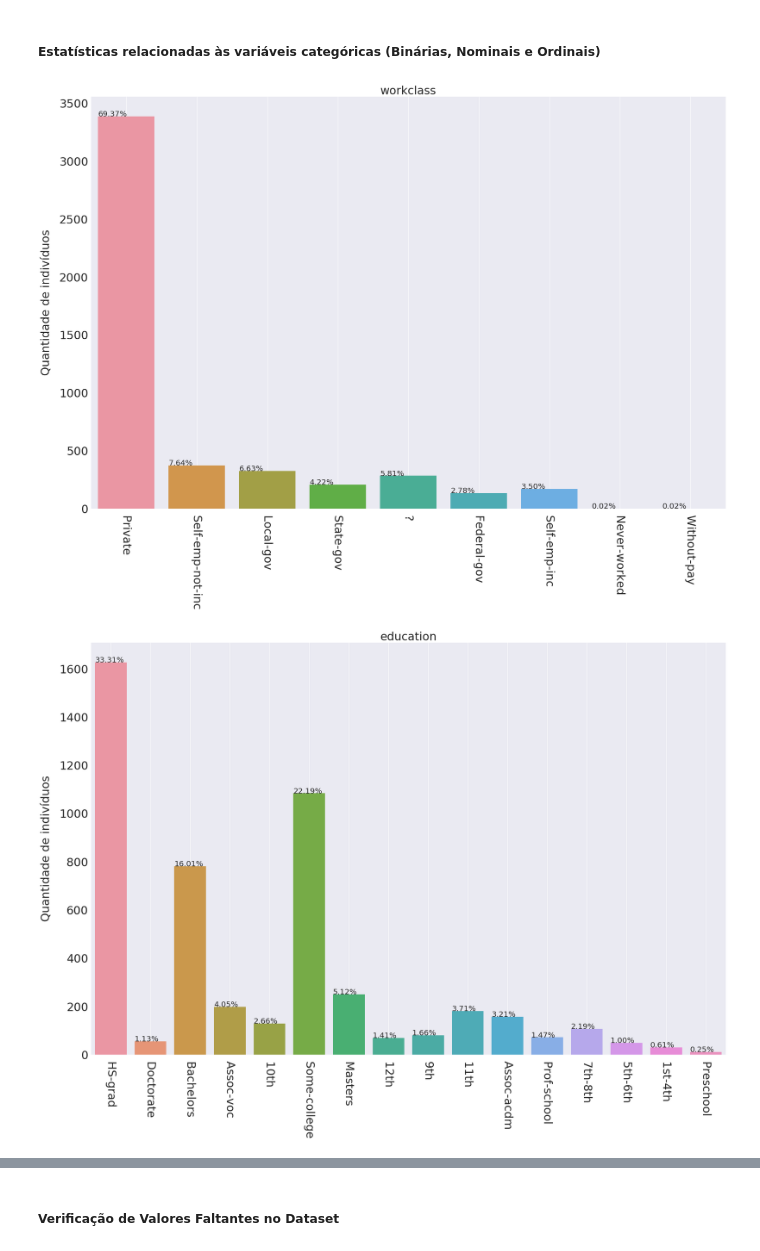
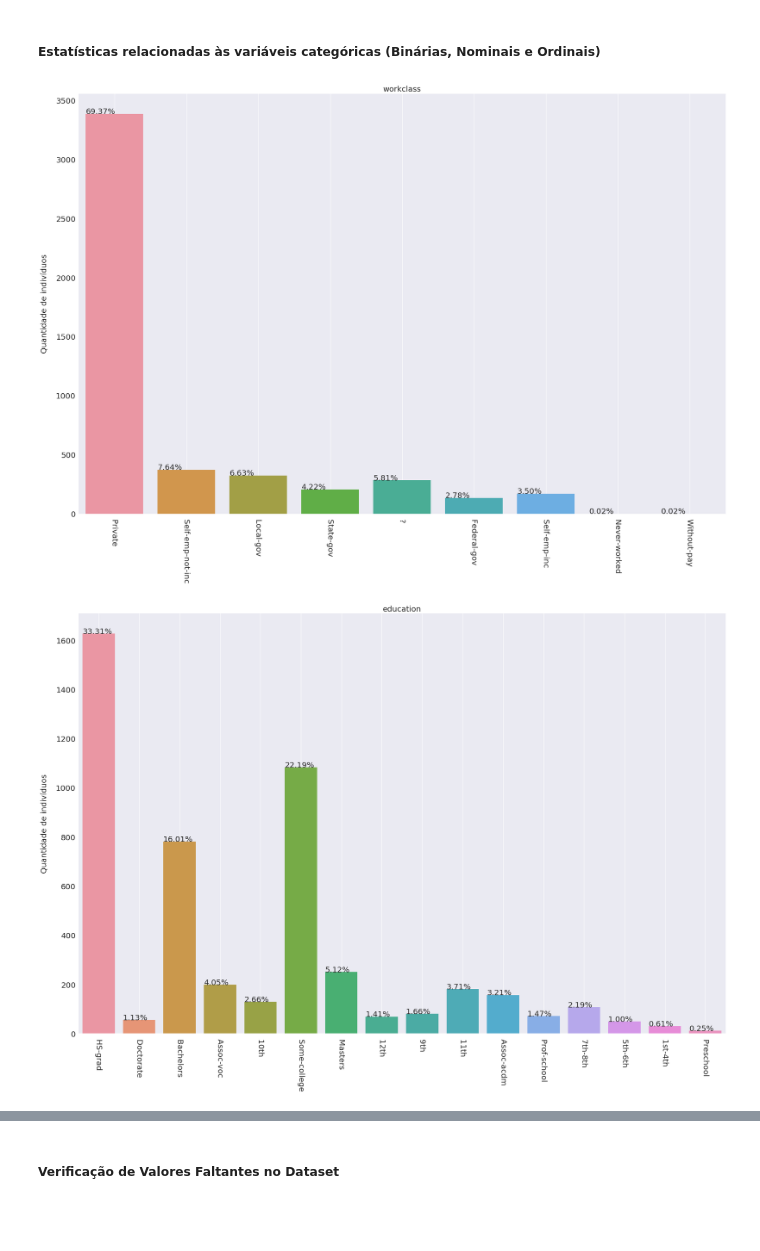
Before and after one commit to gustavo-mn/adult-dataset, a Jupyter notebook: Visualizacao-tratamento-dados.ipynb, the cells around one changed output, grey strips where cells are left out. Saved outputs shown, nothing was run; the diff lists cells and outputs as text; code cells hidden in the pictures; blank space fills up the shorter version.

```diff
--- a/Visualizacao-tratamento-dados.ipynb
+++ b/Visualizacao-tratamento-dados.ipynb
@@ -251,37 +251,38 @@ plt.show()
 sns.set(style="darkgrid")
 
 path_arquivos = 'Graficos/'
 
 for feature in list(data.select_dtypes(include=['object']).columns):
     # Configuração dos plots
-    plt.figure(figsize=(30,20))
+    fig = plt.figure(figsize=(30,20))
 #     plt.title(feature,fontsize=20)
 #     plt.ylabel('Quantidade de indivíduos',fontsize=20)
 
     # Configurando os textos no gráfico
 #     ax = sns.countplot(data[feature],hue='earnings',data=data)
 #     ax = sns.countplot(data[feature],label='Distribuição das idades')
     ax = sns.countplot(data[feature])
 #     ax = data[feature].value_counts().plot.bar()
 #     ax = data[feature].value_counts().plot.pie(autopct="%1.0f%%", fontsize=20)
     ax.set_alpha(0.8)
 #     ax.set_facecolor('xkcd:light gray')
 
     for patch in ax.patches:
 #         ax.text(patch.get_x(), patch.get_height(), str(int(patch.get_height())),fontsize=20)
         ax.text(patch.get_x(), patch.get_height(), "{:.2f}%".format((int(patch.get_height())/data.shape[0]*100)),fontsize=20)
         plt.xticks(rotation=-90,fontsize=14)
 
-    plt.ylabel('Quantidade de indivíduos',fontsize=30, labelpad=20)
+    plt.ylabel('Quantidade de indivíduos',fontsize=20, labelpad=20)
     plt.xlabel('')
-    plt.title(feature,fontsize=30)
-    plt.xticks(fontsize=30, rotation=-90)
-    plt.yticks(fontsize=30)
+    plt.title(feature,fontsize=20)
+    plt.xticks(fontsize=20, rotation=-90)
+    plt.yticks(fontsize=20)
 #     plt.legend(fontsize=20)
     plt.grid()
+    fig.set_size_inches(30,20)
     plt.savefig(path_arquivos+feature+'-barplot.png')
 
 plt.show()
 # %% [output]
-[figure, old version]
+[figure, new version]
-[figure, old version]
+[figure, new version]
```
Also changed, not shown: parts of 1 cell of this notebook, 27 other files.
